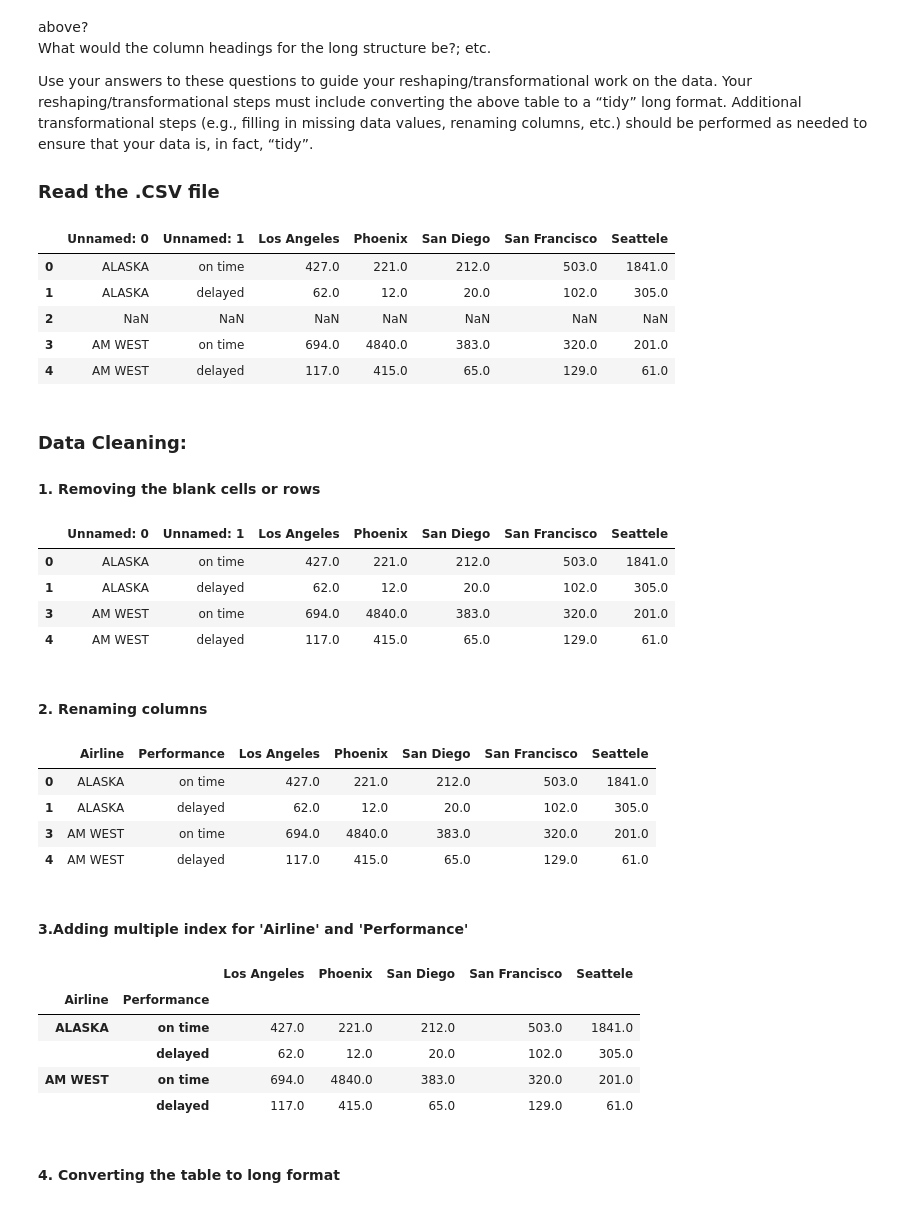
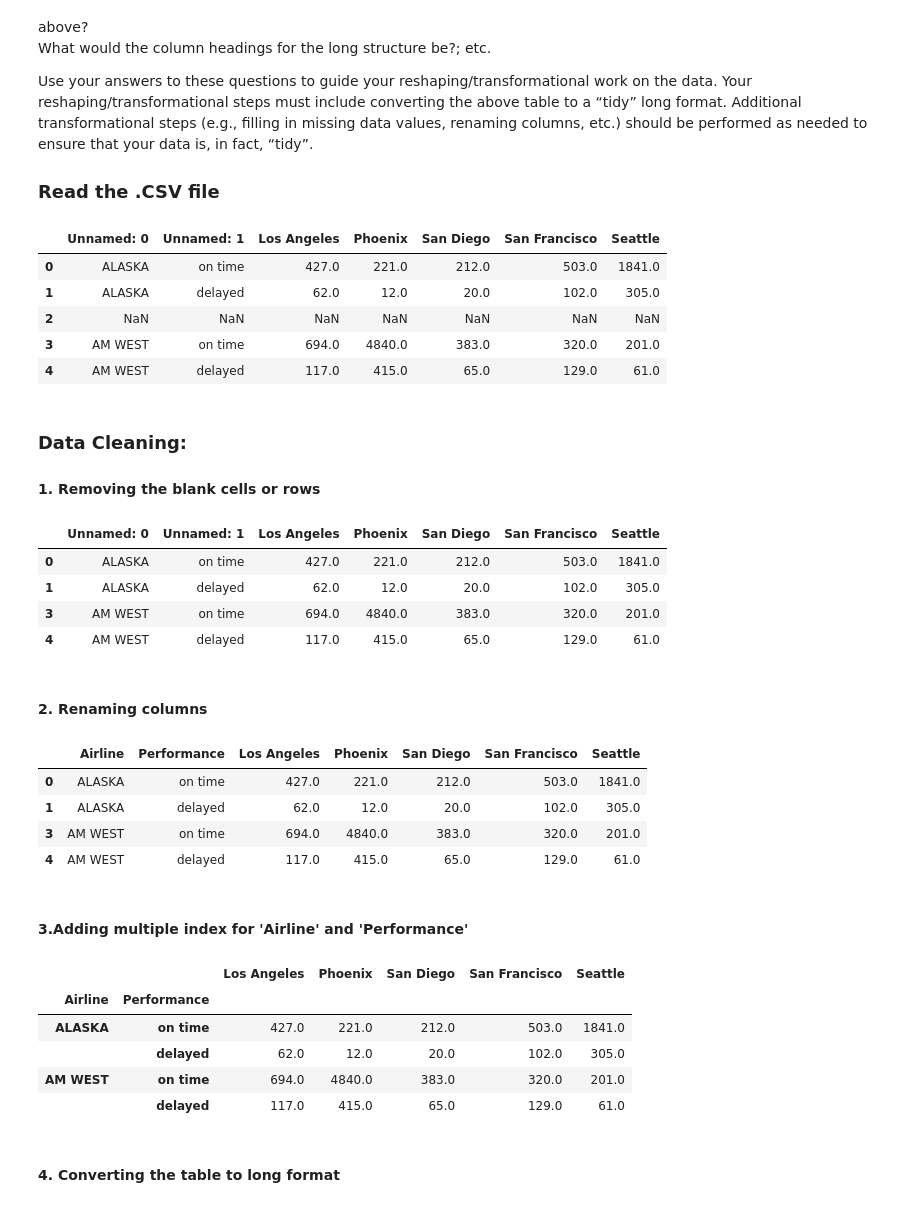
Before and after one commit to JinmingChen12/Data-Acquisition-Management, a Jupyter notebook: J_Chen_w10_assn.ipynb, the cells around one changed output. Saved outputs shown, nothing was run; the diff lists cells and outputs as text; code cells hidden in the pictures.

Commit message:
J_Chen_w10_assn

```diff
--- a/J_Chen_w10_assn.ipynb
+++ b/J_Chen_w10_assn.ipynb
@@ -61,11 +61,11 @@ performed as needed to ensure that your data is, in fact, “tidy”.
 
 ### Read the .CSV file
 # %%
-df= "https://raw.githubusercontent.com/JinmingChen12/AIM-5001/master/J_Chen_W10.csv"
+df= "https://raw.githubusercontent.com/JinmingChen12/AIM-5001/master/J_Chen_W10_data.csv"
 df1 = pd.read_csv(df)
 df1
 # %% [output]
-|  | Unnamed: 0 | Unnamed: 1 | Los Angeles | Phoenix | San Diego | San Francisco | Seattele |
+|  | Unnamed: 0 | Unnamed: 1 | Los Angeles | Phoenix | San Diego | San Francisco | Seattle |
 | 0 | ALASKA | on time | 427.0 | 221.0 | 212.0 | 503.0 | 1841.0 |
 | 1 | ALASKA | delayed | 62.0 | 12.0 | 20.0 | 102.0 | 305.0 |
 | 2 | NaN | NaN | NaN | NaN | NaN | NaN | NaN |
@@ -79,7 +79,7 @@ df1
 df1 = df1.dropna()
 df1
 # %% [output]
-|  | Unnamed: 0 | Unnamed: 1 | Los Angeles | Phoenix | San Diego | San Francisco | Seattele |
+|  | Unnamed: 0 | Unnamed: 1 | Los Angeles | Phoenix | San Diego | San Francisco | Seattle |
 | 0 | ALASKA | on time | 427.0 | 221.0 | 212.0 | 503.0 | 1841.0 |
 | 1 | ALASKA | delayed | 62.0 | 12.0 | 20.0 | 102.0 | 305.0 |
 | 3 | AM WEST | on time | 694.0 | 4840.0 | 383.0 | 320.0 | 201.0 |
@@ -90,7 +90,7 @@ df1
 df1 = df1.rename(columns={'Unnamed: 0':'Airline', 'Unnamed: 1':'Performance'})
 df1
 # %% [output]
-|  | Airline | Performance | Los Angeles | Phoenix | San Diego | San Francisco | Seattele |
+|  | Airline | Performance | Los Angeles | Phoenix | San Diego | San Francisco | Seattle |
 | 0 | ALASKA | on time | 427.0 | 221.0 | 212.0 | 503.0 | 1841.0 |
 | 1 | ALASKA | delayed | 62.0 | 12.0 | 20.0 | 102.0 | 305.0 |
 | 3 | AM WEST | on time | 694.0 | 4840.0 | 383.0 | 320.0 | 201.0 |
@@ -101,7 +101,7 @@ df1
 df2 = df1.set_index(['Airline', 'Performance'])
 df2
 # %% [output]
-|  |  | Los Angeles | Phoenix | San Diego | San Francisco | Seattele |
+|  |  | Los Angeles | Phoenix | San Diego | San Francisco | Seattle |
 | Airline | Performance |  |  |  |  |  |
 | ALASKA | on time | 427.0 | 221.0 | 212.0 | 503.0 | 1841.0 |
 |  | delayed | 62.0 | 12.0 | 20.0 | 102.0 | 305.0 |
```
Also changed, not shown: parts of 8 cells of this notebook.
